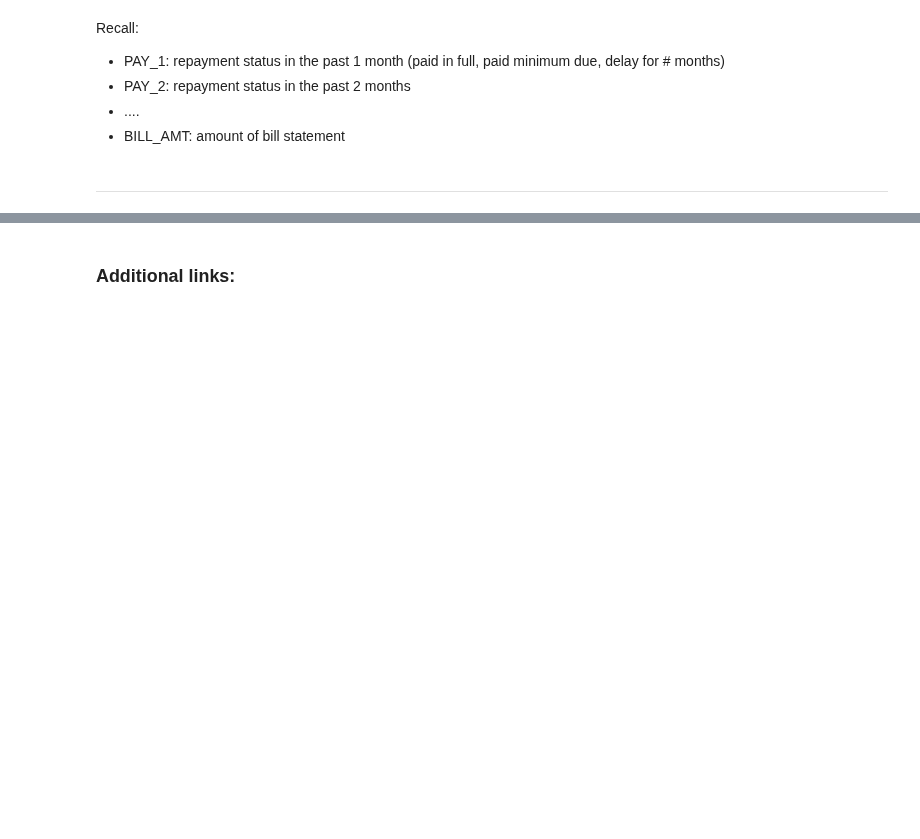
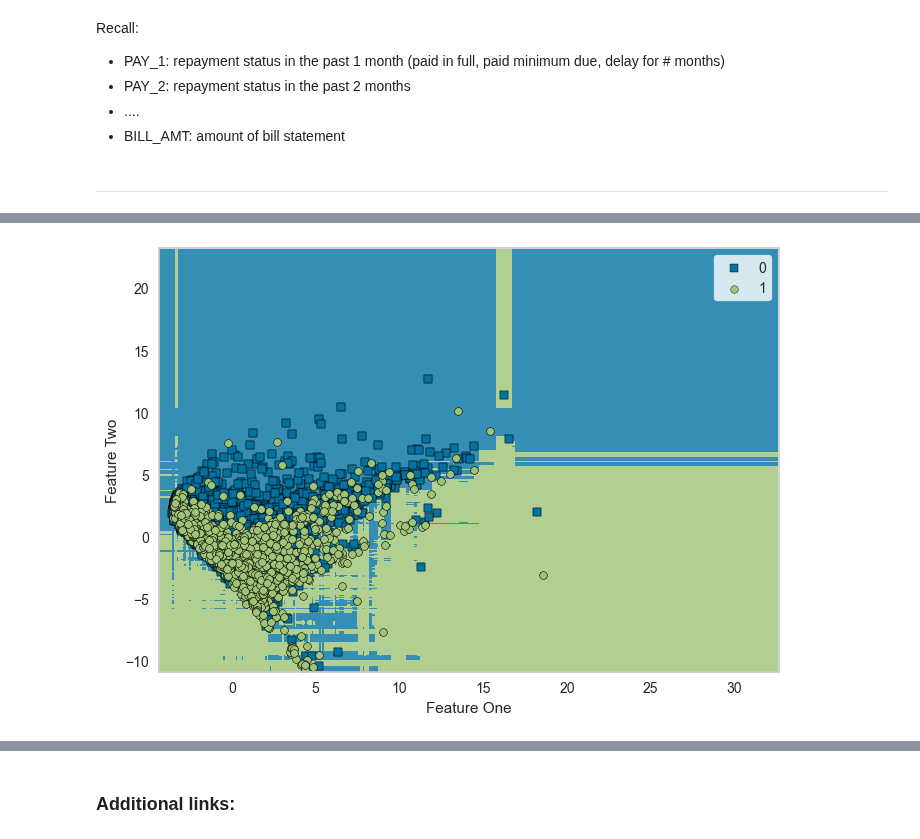
Before and after one commit to PJalgotrader/Machine_Learning-USU, a Jupyter notebook: Lectures and codes/ML spring 2023/Module 10- Bagging and Boosting/Python/boosting/XGBOOST_classification_creditcard.ipynb, the cells around one changed output, grey strips where cells are left out. Saved outputs shown, nothing was run; the diff lists cells and outputs as text; code cells hidden in the pictures; blank space fills up the shorter version.

```diff
--- a/Lectures and codes/ML spring 2023/Module 10- Bagging and Boosting/Python/boosting/XGBOOST_classification_creditcard.ipynb
+++ b/Lectures and codes/ML spring 2023/Module 10- Bagging and Boosting/Python/boosting/XGBOOST_classification_creditcard.ipynb
@@ -372,0 +505,3 @@ Recall:
+# %%
+plot_model(xgboost, plot = 'boundary')
+# %% [output]
@@ -372,0 +509 @@ Recall:
+[figure, added]
```
Also changed, not shown: parts of 22 cells of this notebook.
